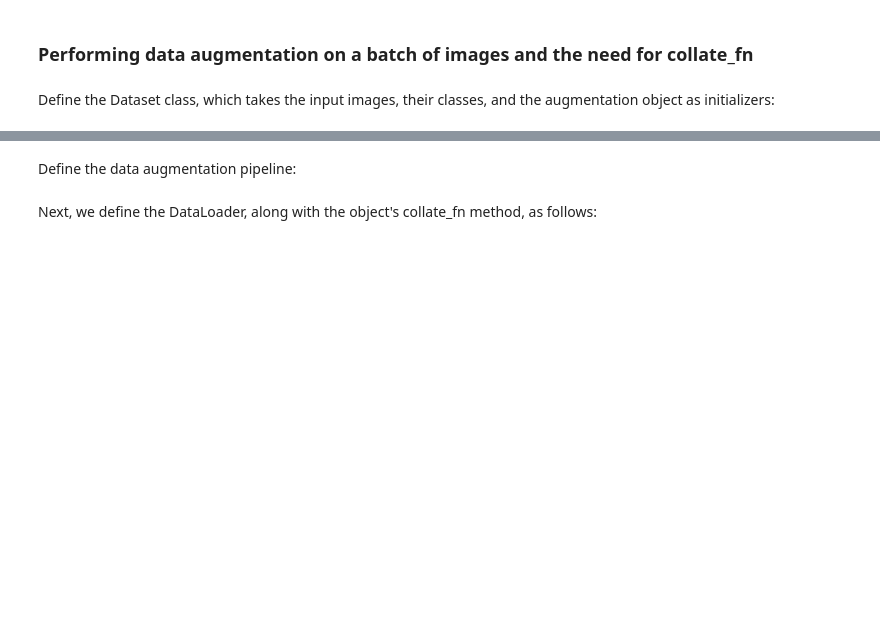
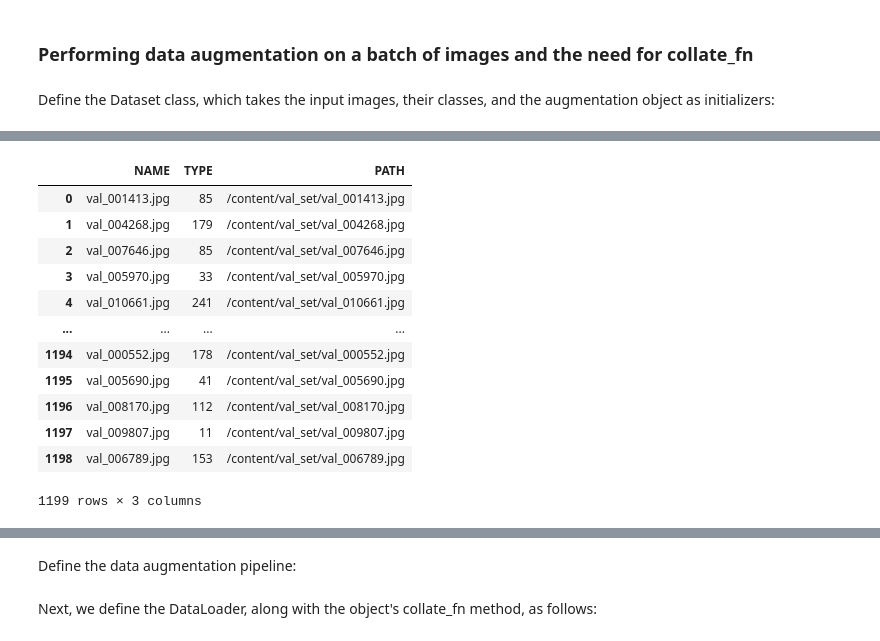
Before and after one commit to MarioAvolio/FoodX-251-Classification, a Jupyter notebook: FoodX_251_Classification.ipynb, the cells around one changed output, grey strips where cells are left out. Cells and saved outputs as stored; diff of their text form; code cells hidden in the pictures; blank space fills up the shorter version.

```diff
--- a/FoodX_251_Classification.ipynb
+++ b/FoodX_251_Classification.ipynb
@@ -62,0 +89,8 @@ class FoodDataset(Dataset):
+# %%
+colnames=['NAME', 'TYPE']
+val_info = pd.read_csv(ANNOTATION_PATH_VALIDATION_CLEANED, index_col=False, header=None, names=colnames)
+name_to_type_val=val_info.set_index("NAME").to_dict()["TYPE"]
+type_to_name_val = {v: k for k, v in name_to_type_val.items()}
+# type_to_name_val
+# %%
+val_info = val_info.sample(frac=0.1).reset_index(drop=True) # shuffle
@@ -62,0 +113,22 @@ class FoodDataset(Dataset):
+# %%
+def initilize_path_into_val_dataset(row):
+  return VAL_PATH_LOCAL + row.NAME
+# %%
+val_info["PATH"] = 0
+val_info["PATH"] = val_info.apply(initilize_path_into_val_dataset, axis=1)
+# %%
+val_info
+# %% [output]
+|  | NAME | TYPE | PATH |
+| 0 | val_001413.jpg | 85 | /content/val_set/val_001413.jpg |
+| 1 | val_004268.jpg | 179 | /content/val_set/val_004268.jpg |
+| 2 | val_007646.jpg | 85 | /content/val_set/val_007646.jpg |
+| 3 | val_005970.jpg | 33 | /content/val_set/val_005970.jpg |
+| 4 | val_010661.jpg | 241 | /content/val_set/val_010661.jpg |
+| ... | ... | ... | ... |
+| 1194 | val_000552.jpg | 178 | /content/val_set/val_000552.jpg |
+| 1195 | val_005690.jpg | 41 | /content/val_set/val_005690.jpg |
+| 1196 | val_008170.jpg | 112 | /content/val_set/val_008170.jpg |
+| 1197 | val_009807.jpg | 11 | /content/val_set/val_009807.jpg |
+| 1198 | val_006789.jpg | 153 | /content/val_set/val_006789.jpg |
+1199 rows × 3 columns
```
Also changed, not shown: parts of 29 cells of this notebook.
